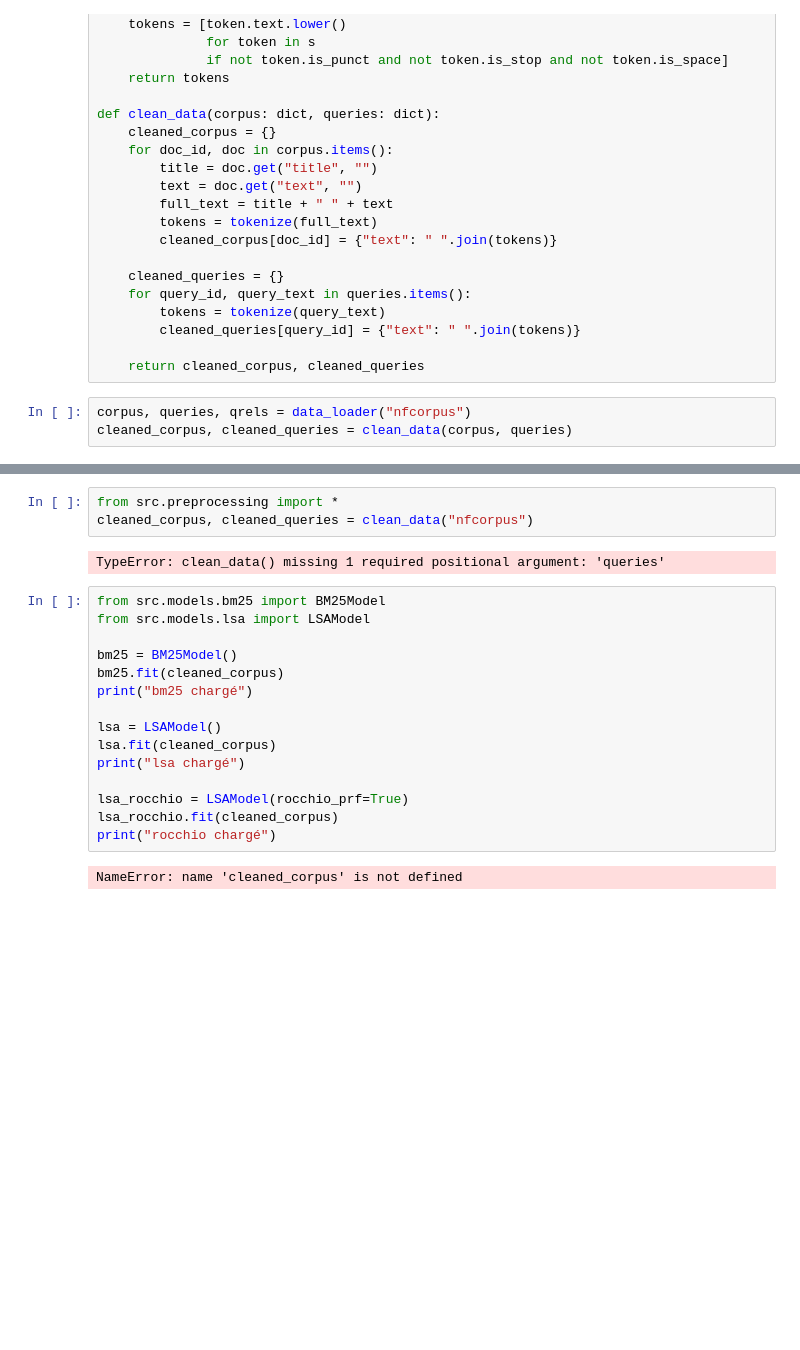
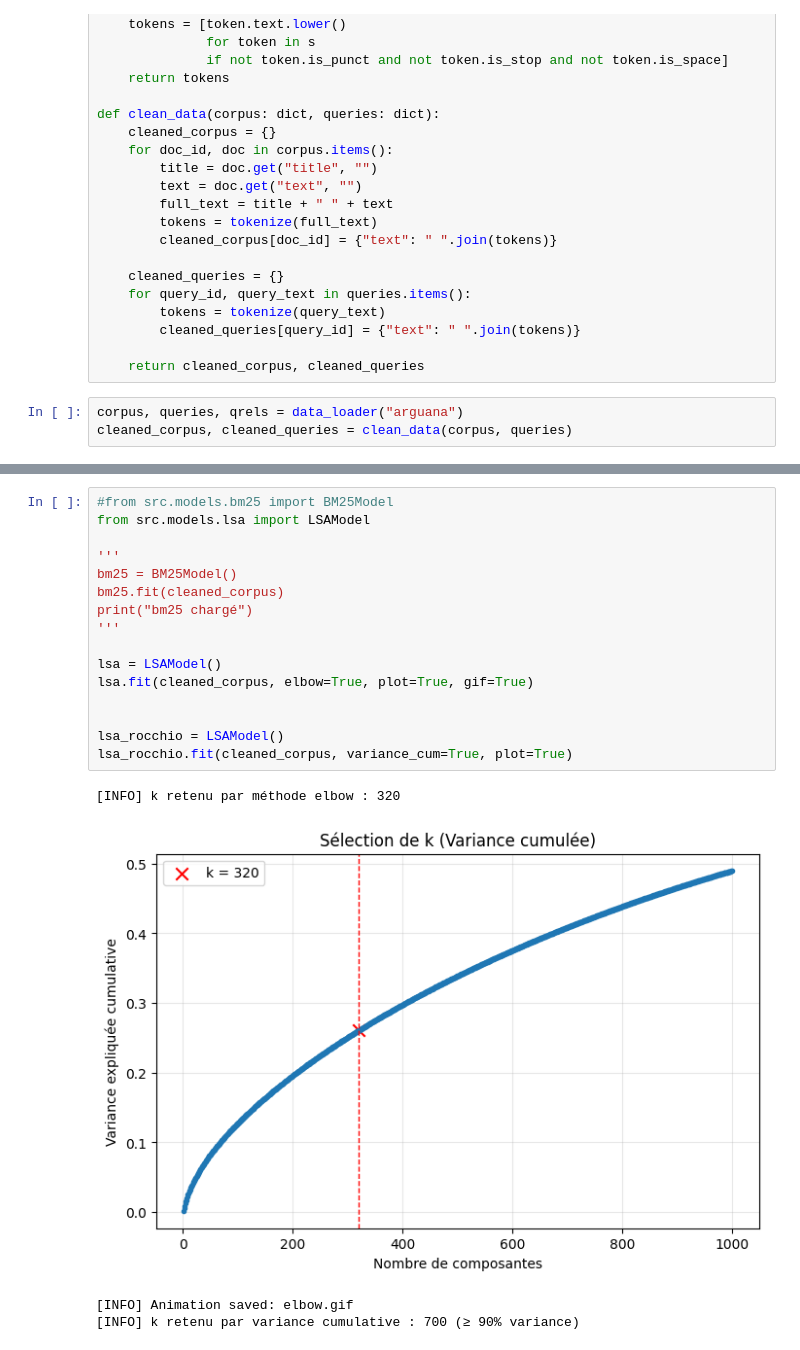
Before and after one commit to axmeu/BEIR-Latent-QE, a Jupyter notebook: notebooks/baselines.ipynb, the cells around one changed output, grey strips where cells are left out. Cells and saved outputs as stored; diff of their text form; blank space fills up the shorter version.

Commit message:
Plot & GIF + tests, next: update tokenizer

```diff
--- a/notebooks/baselines.ipynb
+++ b/notebooks/baselines.ipynb
@@ -51,7 +51,7 @@ def clean_data(corpus: dict, queries: dict):
 
     return cleaned_corpus, cleaned_queries
 # %%
-corpus, queries, qrels = data_loader("nfcorpus")
+corpus, queries, qrels = data_loader("arguana")
 cleaned_corpus, cleaned_queries = clean_data(corpus, queries)
 # %%
 import sys
@@ -92,22 +85,21 @@ def evaluate_model(model, queries, qrels, k_values=[10, 100]):
-# %%
-from src.preprocessing import *
-cleaned_corpus, cleaned_queries = clean_data("nfcorpus")
-# %% [output]
-TypeError: clean_data() missing 1 required positional argument: 'queries'
 # %%
-from src.models.bm25 import BM25Model
+#from src.models.bm25 import BM25Model
 from src.models.lsa import LSAModel
 
+'''
 bm25 = BM25Model()
 bm25.fit(cleaned_corpus)
 print("bm25 chargé")
+'''
 
 lsa = LSAModel()
-lsa.fit(cleaned_corpus)
-print("lsa chargé")
+lsa.fit(cleaned_corpus, elbow=True, plot=True, gif=True)
 
-lsa_rocchio = LSAModel(rocchio_prf=True)
-lsa_rocchio.fit(cleaned_corpus)
-print("rocchio chargé")
+
+lsa_rocchio = LSAModel()
+lsa_rocchio.fit(cleaned_corpus, variance_cum=True, plot=True)
 # %% [output]
-NameError: name 'cleaned_corpus' is not defined
+[INFO] k retenu par méthode elbow : 320
+[figure, added]
+[INFO] Animation saved: elbow.gif
+[INFO] k retenu par variance cumulative : 700 (≥ 90% variance)
```
Also changed, not shown: parts of 6 cells of this notebook, 3 other files.
